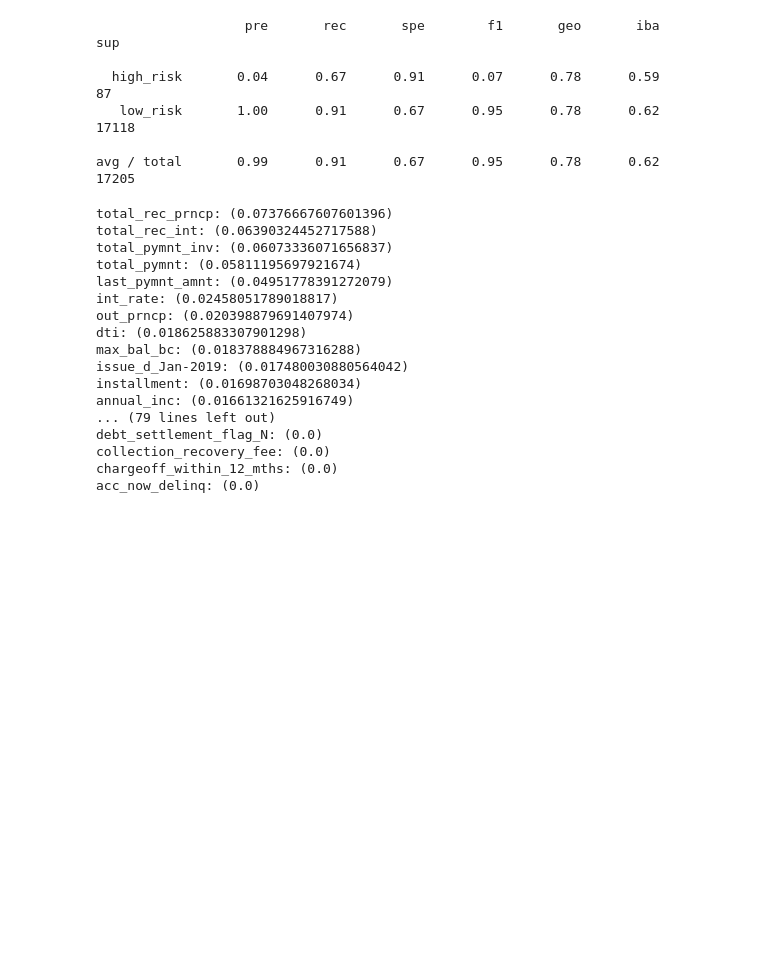
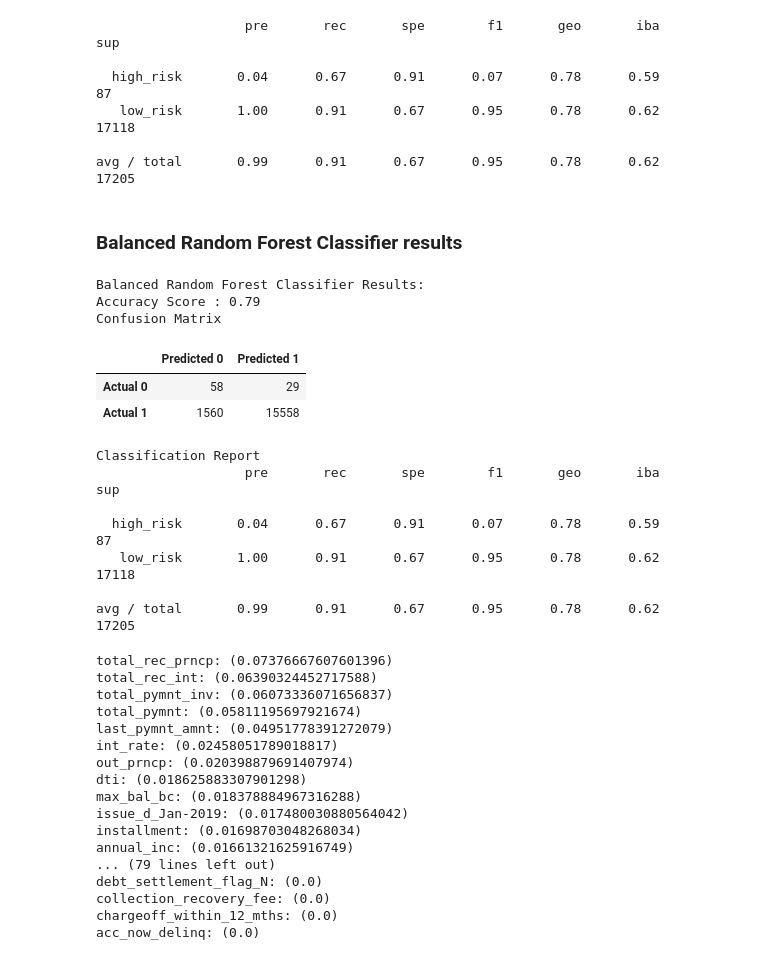
Before and after one commit to HappyM0f0/Credit_Risk_Analysis, a Jupyter notebook: credit_risk_ensemble.ipynb, the cells around one changed output. Cells and saved outputs as stored; diff of their text form; code cells hidden in the pictures; blank space fills up the shorter version.

```diff
--- a/credit_risk_ensemble.ipynb
+++ b/credit_risk_ensemble.ipynb
@@ -158,6 +164,30 @@ print(classification_report_imbalanced(y_test, y_pred))
    low_risk       1.00      0.91      0.67      0.95      0.78      0.62     17118
 
 avg / total       0.99      0.91      0.67      0.95      0.78      0.62     17205
+# %% [markdown]
+### Balanced Random Forest Classifier results
+# %%
+# Displaying results
+print("Balanced Random Forest Classifier Results:")
+print(f"Accuracy Score : {acc_score:.2f}")
+print("Confusion Matrix")
+display(cm_df)
+print("Classification Report")
+print(classification_report_imbalanced(y_test, y_pred))
+# %% [output]
+Balanced Random Forest Classifier Results:
+Accuracy Score : 0.79
+Confusion Matrix
+|  | Predicted 0 | Predicted 1 |
+| Actual 0 | 58 | 29 |
+| Actual 1 | 1560 | 15558 |
+Classification Report
+                   pre       rec       spe        f1       geo       iba       sup
+
+  high_risk       0.04      0.67      0.91      0.07      0.78      0.59        87
+   low_risk       1.00      0.91      0.67      0.95      0.78      0.62     17118
+
+avg / total       0.99      0.91      0.67      0.95      0.78      0.62     17205
 # %%
 # List the features sorted in descending order by feature importance
 features_rank = sorted(zip(random_forest.feature_importances_, X.columns,), reverse=True)
```
Also changed, not shown: parts of 7 cells of this notebook, 13 other files.
